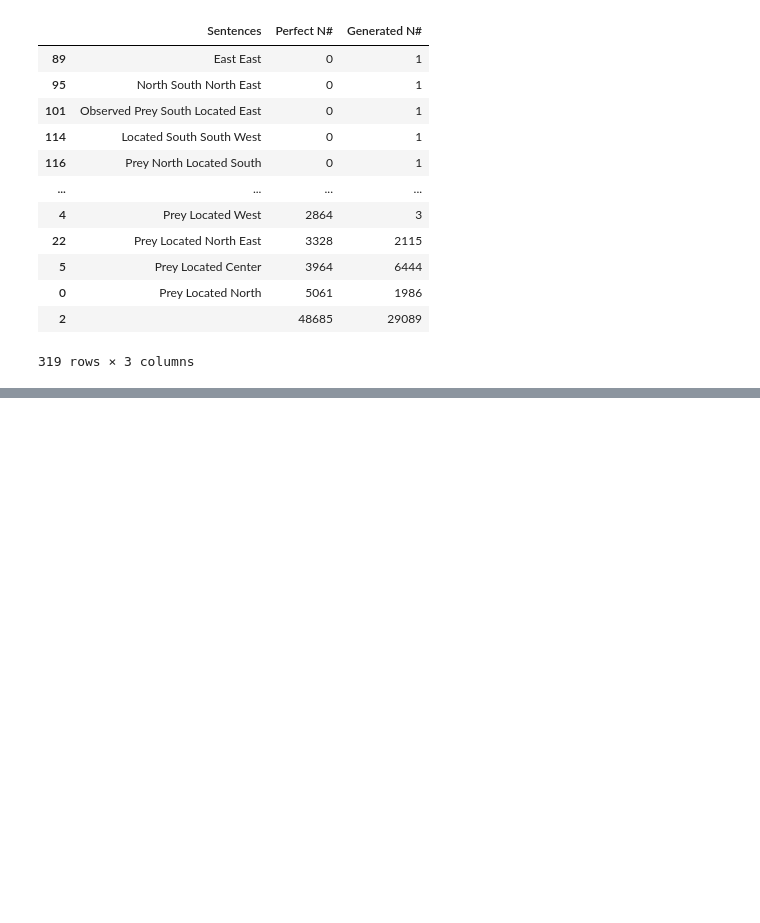
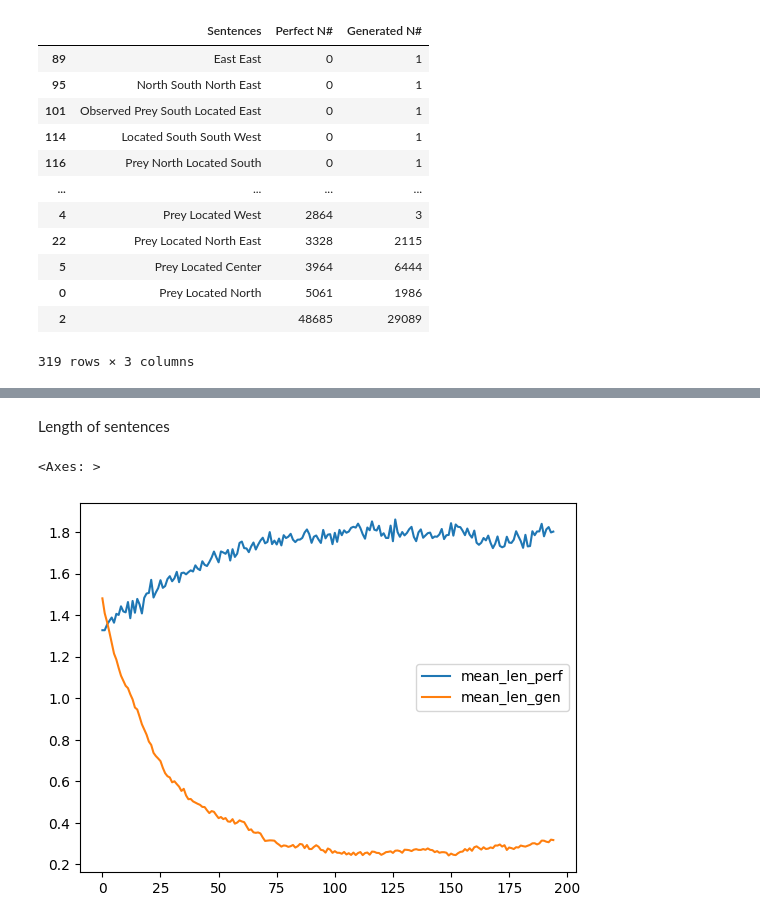
Before and after one commit to Maxtoq/MADRL-PhD-Thesis-Code, a Jupyter notebook: results/Analyse comm logs.ipynb, the cells around one changed output, grey strips where cells are left out. Drawn from its saved outputs; the diff is of its cells as text; code cells hidden in the pictures; blank space fills up the shorter version.

```diff
--- a/results/Analyse comm logs.ipynb
+++ b/results/Analyse comm logs.ipynb
@@ -57,0 +228,7 @@ data.head()
+# %% [markdown]
+Length of sentences
+# %%
+info_df[["mean_len_perf", "mean_len_gen"]].plot()
+# %% [output]
+<Axes: >
+[figure, added]
```
Also changed, not shown: parts of 22 cells of this notebook, 1 other file.
